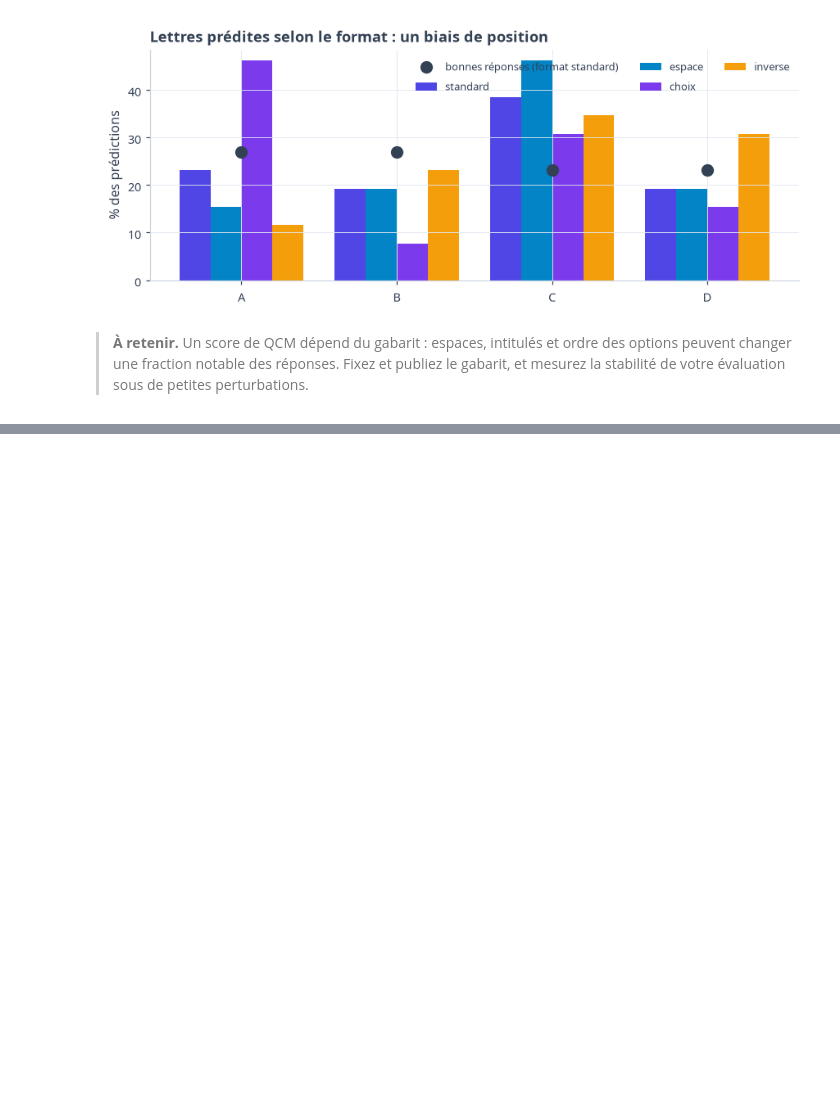
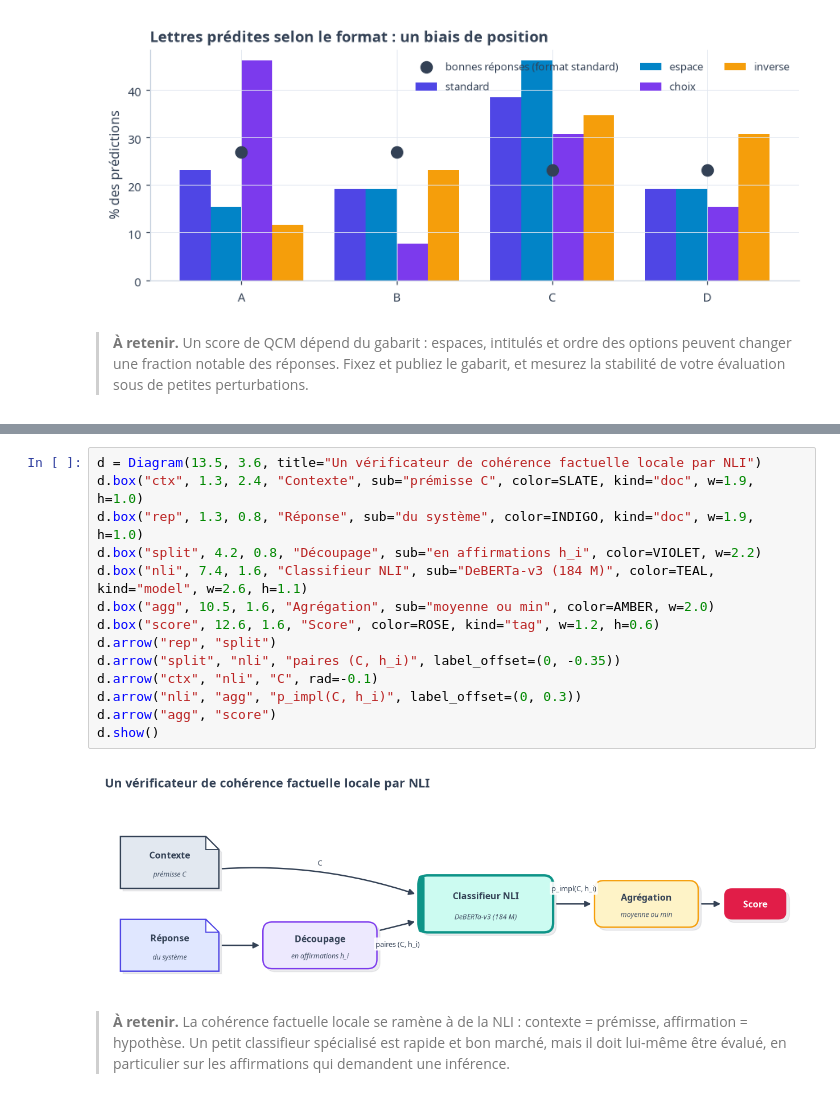
Before and after one commit to gwils28/AI_Engineering__ByTheBook, a Jupyter notebook: notebooks/ch04_evaluer_systemes_ia/ch04_cours_1_criteres_generation.ipynb, the cells around one changed output, grey strips where cells are left out. Drawn from its saved outputs; the diff is of its cells as text; blank space fills up the shorter version.

```diff
--- a/notebooks/ch04_evaluer_systemes_ia/ch04_cours_1_criteres_generation.ipynb
+++ b/notebooks/ch04_evaluer_systemes_ia/ch04_cours_1_criteres_generation.ipynb
@@ -262,0 +403,20 @@ plt.tight_layout(); plt.show()
+# %%
+d = Diagram(13.5, 3.6, title="Un vérificateur de cohérence factuelle locale par NLI")
+d.box("ctx", 1.3, 2.4, "Contexte", sub="prémisse C", color=SLATE, kind="doc", w=1.9, h=1.0)
+d.box("rep", 1.3, 0.8, "Réponse", sub="du système", color=INDIGO, kind="doc", w=1.9, h=1.0)
+d.box("split", 4.2, 0.8, "Découpage", sub="en affirmations h_i", color=VIOLET, w=2.2)
+d.box("nli", 7.4, 1.6, "Classifieur NLI", sub="DeBERTa-v3 (184 M)", color=TEAL, kind="model", w=2.6, h=1.1)
+d.box("agg", 10.5, 1.6, "Agrégation", sub="moyenne ou min", color=AMBER, w=2.0)
+d.box("score", 12.6, 1.6, "Score", color=ROSE, kind="tag", w=1.2, h=0.6)
+d.arrow("rep", "split")
+d.arrow("split", "nli", "paires (C, h_i)", label_offset=(0, -0.35))
+d.arrow("ctx", "nli", "C", rad=-0.1)
+d.arrow("nli", "agg", "p_impl(C, h_i)", label_offset=(0, 0.3))
+d.arrow("agg", "score")
+d.show()
+# %% [output]
+[figure, added]
+# %% [markdown]
+> **À retenir.** La cohérence factuelle locale se ramène à de la NLI : contexte = prémisse,
+> affirmation = hypothèse. Un petit classifieur spécialisé est rapide et bon marché, mais il
+> doit lui-même être évalué, en particulier sur les affirmations qui demandent une inférence.
```
Also changed, not shown: parts of 23 cells of this notebook.
